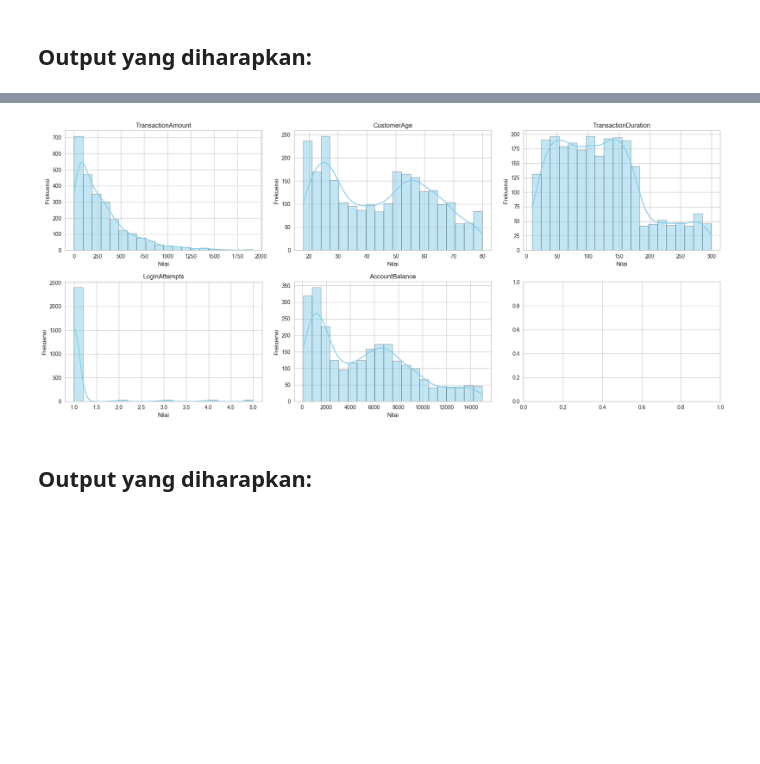
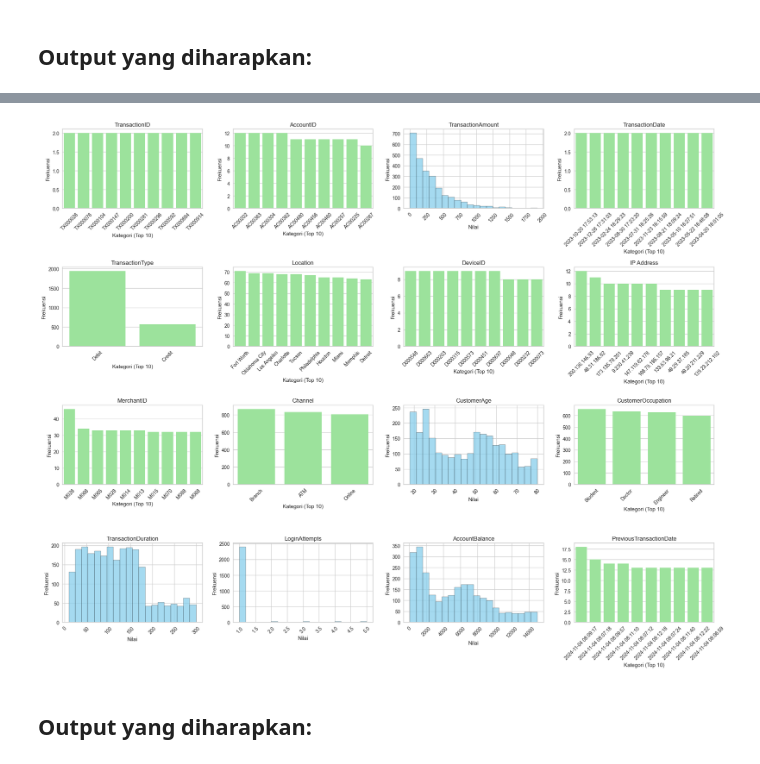
Before and after one commit to yusufsaputrah/py-machine-learning, a Jupyter notebook: [Clustering]_Submission_Akhir_BMLP_Your_Name.ipynb, the cells around one changed output, grey strips where cells are left out. Saved outputs shown, nothing was run; the diff lists cells and outputs as text; code cells hidden in the pictures; blank space fills up the shorter version.

```diff
--- a/[Clustering]_Submission_Akhir_BMLP_Your_Name.ipynb
+++ b/[Clustering]_Submission_Akhir_BMLP_Your_Name.ipynb
@@ -146,17 +146,25 @@ plt.show()
 # %% [markdown]
 ![image.png](embedded-picture-1)
 # %%
-fig, axes = plt.subplots(2, 3, figsize=(18, 8))
+fig, axes = plt.subplots(4, 4, figsize=(20, 16))
 axes = axes.flatten()
-for i, column in enumerate(numerical_cols):
-    sns.histplot(df[column], bins=20, kde=True, color='skyblue', ax=axes[i])
-    axes[i].set_title(column)
-    axes[i].set_xlabel('Nilai')
-    axes[i].set_ylabel('Frekuensi')
+for i, column in enumerate(df.columns):
+    if df[column].dtype in ['int64', 'float64']:
+        sns.histplot(df[column].dropna(), bins=20, color='skyblue', ax=axes[i])
+        axes[i].set_title(column)
+        axes[i].set_xlabel('Nilai')
+        axes[i].set_ylabel('Frekuensi')
+    else:
+        counts = df[column].value_counts().head(10)
+        sns.barplot(x=counts.index, y=counts.values, ax=axes[i], color='lightgreen')
+        axes[i].set_title(column)
+        axes[i].set_xlabel('Kategori (Top 10)')
+        axes[i].set_ylabel('Frekuensi')
+    axes[i].tick_params(axis='x', rotation=45)
 plt.tight_layout()
 plt.show()
 # %% [output]
-[figure, old version]
+[figure, new version]
 # %% [markdown]
 ## **Output yang diharapkan:**
 # %% [markdown]
```
Also changed, not shown: parts of 4 cells of this notebook, 8 other files.
